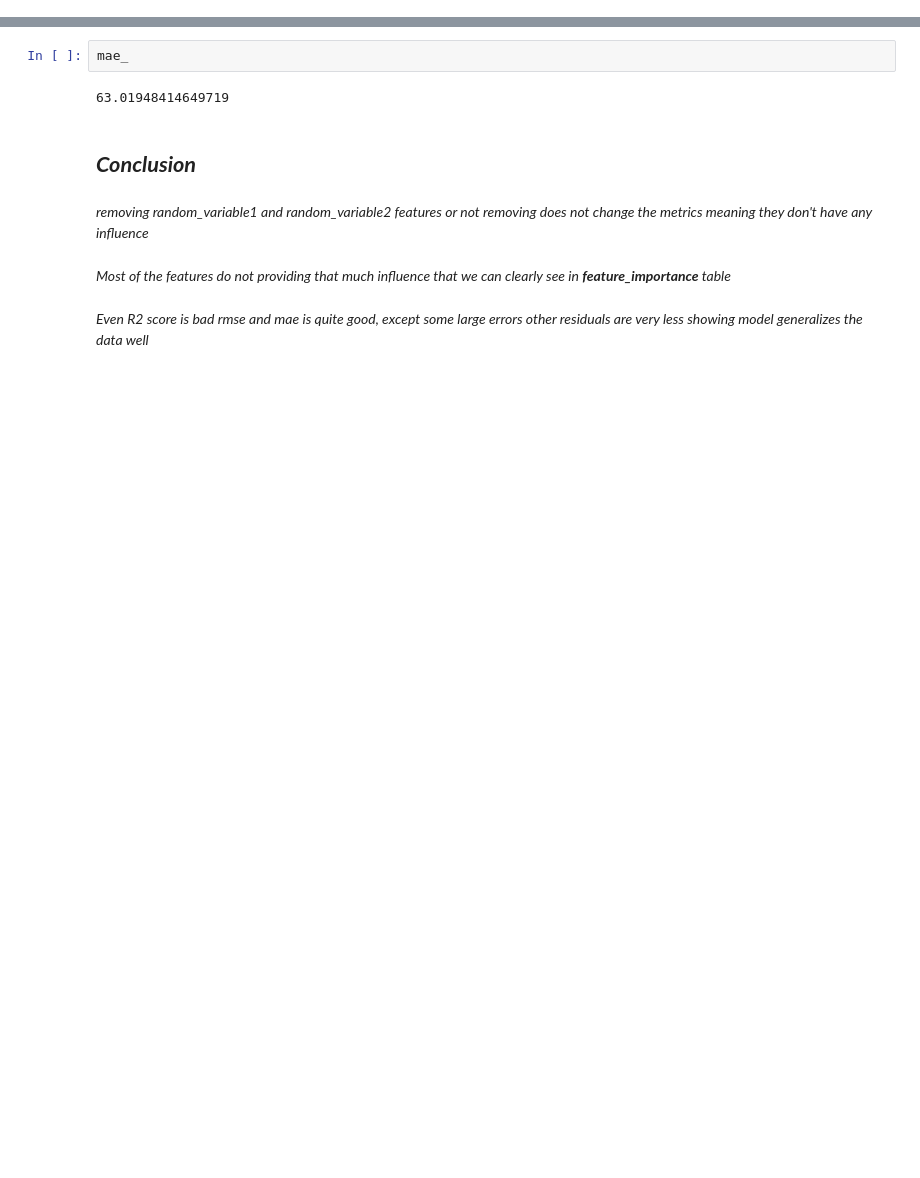
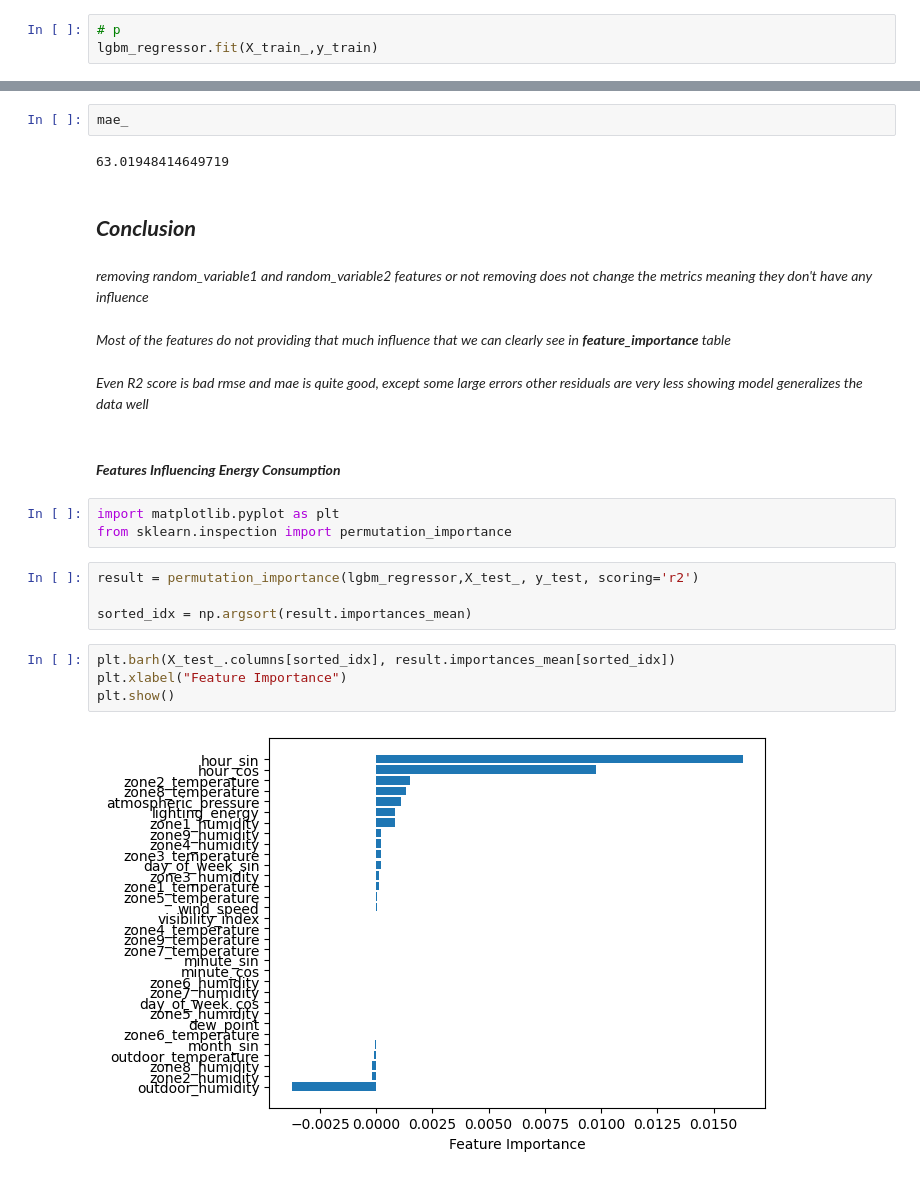
Before and after one commit to Shiv-am-04/DS-Intern-Assignment-Shivam-Ghuge, a Jupyter notebook: notebook/energy_prediction.ipynb, the cells around one changed output, grey strips where cells are left out. Saved outputs shown, nothing was run; the diff lists cells and outputs as text; blank space fills up the shorter version.

Commit message:
changes made to energy_prediction notebook

```diff
--- a/notebook/energy_prediction.ipynb
+++ b/notebook/energy_prediction.ipynb
@@ -522,3 +483,6 @@ You can set `force_col_wise=true` to remove the overhead.
 LGBMRegressor(bagging_fraction=0.6, boosting_type='rf', feature_fraction=0.7,
               importance_type='gain', learning_rate=0.01, max_depth=8,
               n_estimators=300, num_leaves=15, reg_alpha=1, reg_lambda=1)
+# %%
+# p
+lgbm_regressor.fit(X_train_,y_train)
@@ -632,3 +609,18 @@ mae_
 *Most of the features do not providing that much influence that we can clearly see in ***feature_importance*** table*
 # %% [markdown]
 *Even R2 score is bad rmse and mae is quite good, except some large errors other residuals are very less showing model generalizes the data well*
+# %% [markdown]
+#### ***Features Influencing Energy Consumption***
+# %%
+import matplotlib.pyplot as plt
+from sklearn.inspection import permutation_importance
+# %%
+result = permutation_importance(lgbm_regressor,X_test_, y_test, scoring='r2')
+
+sorted_idx = np.argsort(result.importances_mean)
+# %%
+plt.barh(X_test_.columns[sorted_idx], result.importances_mean[sorted_idx])
+plt.xlabel("Feature Importance")
+plt.show()
+# %% [output]
+[figure, added]
```
Also changed, not shown: parts of 9 cells of this notebook.
